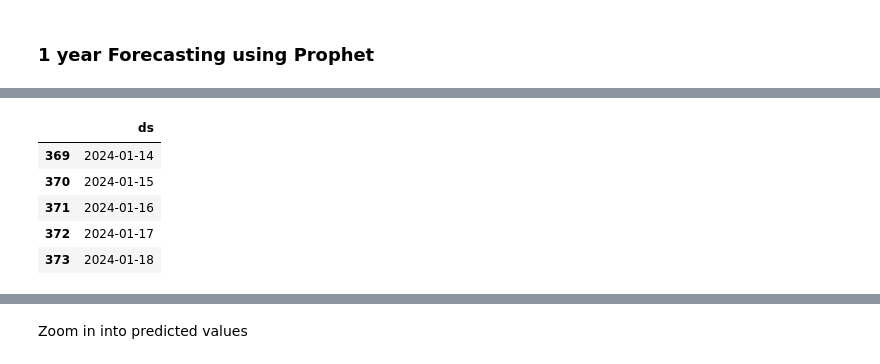
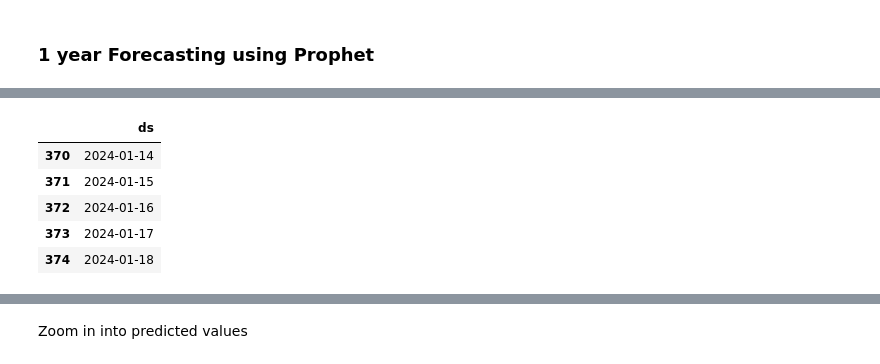
Before and after one commit to nehad2909/drug-product-database-health-canada, a Jupyter notebook: Scripts/Predict_most_unavailb.ipynb, the cells around one changed output, grey strips where cells are left out. Saved outputs shown, nothing was run; the diff lists cells and outputs as text; code cells hidden in the pictures.

```diff
--- a/Scripts/Predict_most_unavailb.ipynb
+++ b/Scripts/Predict_most_unavailb.ipynb
@@ -177,2 +120,3 @@ Name: drug_identification_number, Length: 5391, dtype: int64
 # %%
-df2 = df[df.common_or_proper_name=='VALSARTAN']
+df= df[df['common_or_proper_name'].isin(list_a)]
+df.head()
@@ -204,3 +162,5 @@ df2 = df2[col_list]
+# %%
+df = df[col_list]
 # %%
-df2.columns = ['ds', 'y']
+df.columns = ['ds', 'y']
 # %%
@@ -211,5 +171,5 @@ df2.shape
 ### 1 year Forecasting using Prophet
 # %%
 m = Prophet()
-m.fit(df2)
+m.fit(df)
 # %% [output]
@@ -218,14 +178,14 @@ m.fit(df2)
 <prophet.forecaster.Prophet at 0x...>
 # %%
-future = m.make_future_dataframe(periods=365)
+future = m.make_future_dataframe(periods=365, freq='D')
 future.tail()
 # %% [output]
 |  | ds |
-| 369 | 2024-01-14 |
-| 370 | 2024-01-15 |
-| 371 | 2024-01-16 |
-| 372 | 2024-01-17 |
-| 373 | 2024-01-18 |
+| 370 | 2024-01-14 |
+| 371 | 2024-01-15 |
+| 372 | 2024-01-16 |
+| 373 | 2024-01-17 |
+| 374 | 2024-01-18 |
 # %%
 forecast = m.predict(future)
 forecast[['ds', 'yhat', 'yhat_lower', 'yhat_upper']].tail()
```
Also changed, not shown: parts of 32 cells of this notebook.
